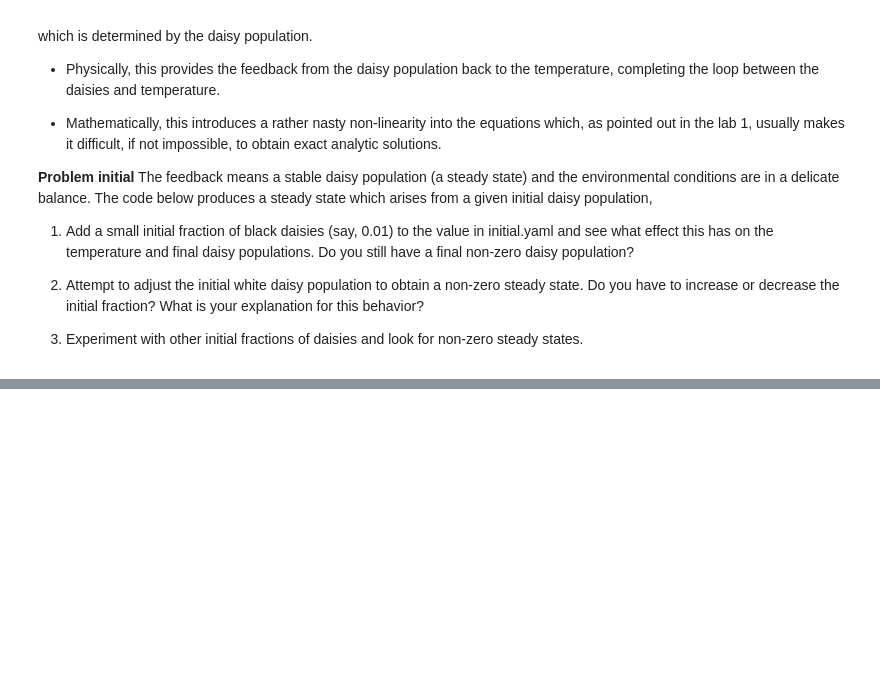
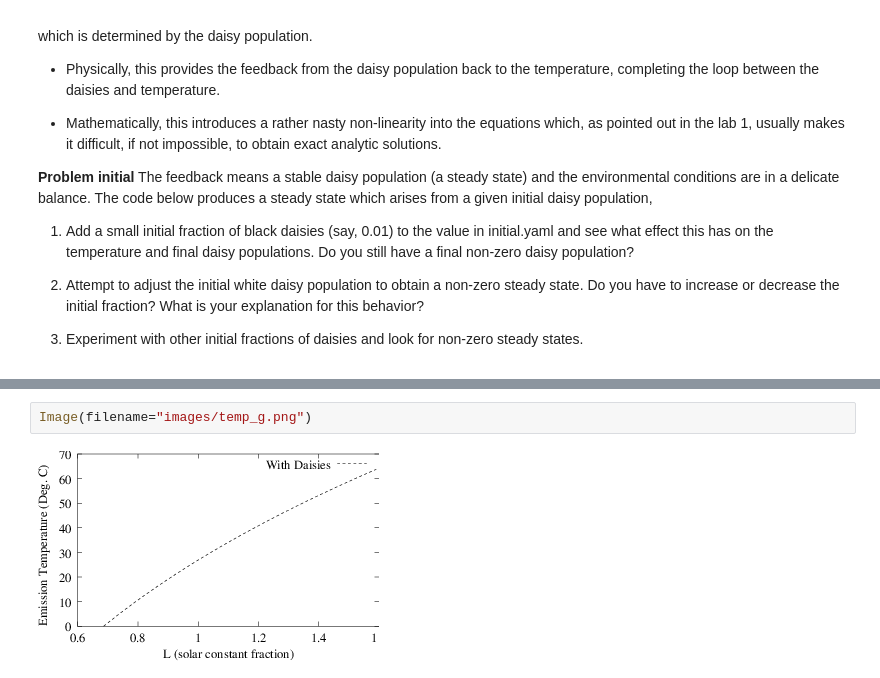
Before and after one commit to timothya87/numeric, a Jupyter notebook: lab5/lab5.ipynb, the cells around one changed output, grey strips where cells are left out. Drawn from its saved outputs; the diff is of its cells as text; blank space fills up the shorter version.

```diff
--- a/lab5/lab5.ipynb
+++ b/lab5/lab5.ipynb
@@ -1180,0 +1166,4 @@ $$T^4_e = L \frac{S_0}{4\sigma}(1-\alpha_p)$$
+# %%
+Image(filename="images/temp_g.png")
+# %% [output]
+[figure, added]
```
Also changed, not shown: parts of 24 cells of this notebook, 10 other files.
